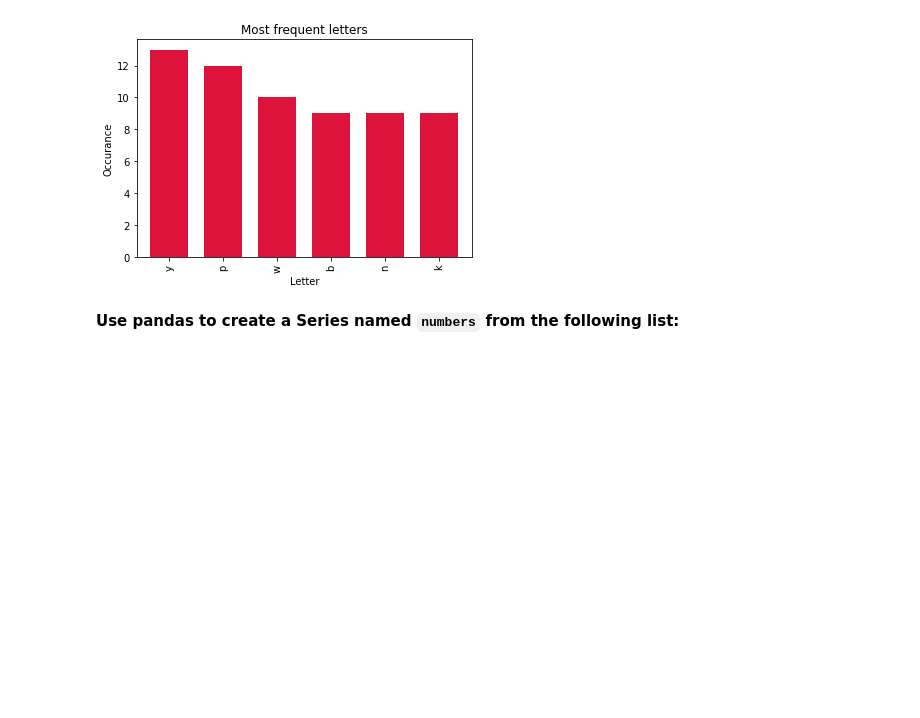
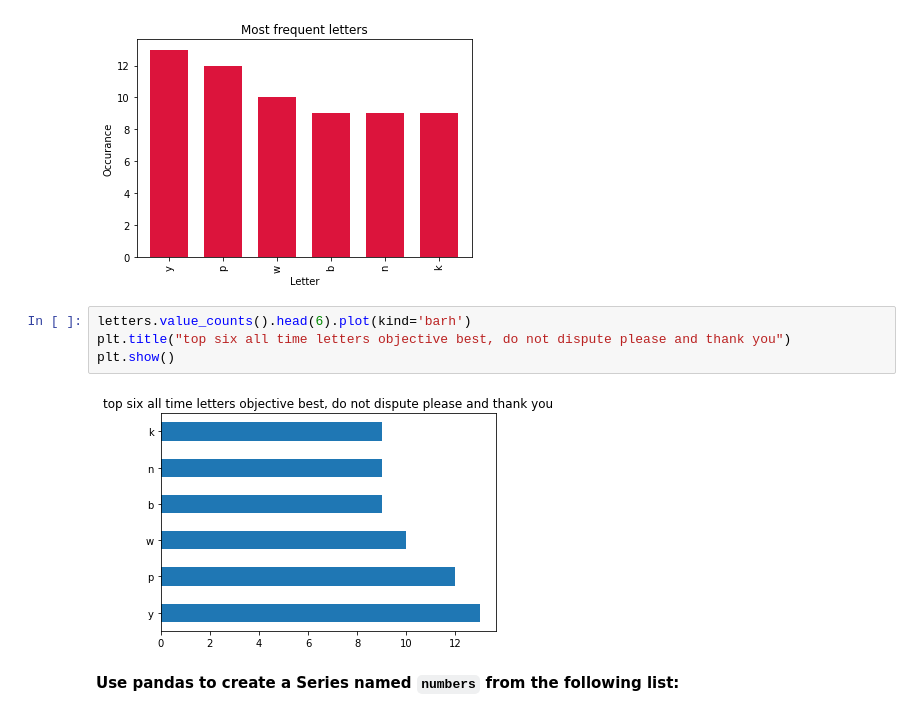
Before and after one commit to nadia-paz/numpy-pandas-visualization-exercises, a Jupyter notebook: pandas_series.ipynb, the cells around one changed output. Saved outputs shown, nothing was run; the diff lists cells and outputs as text; blank space fills up the shorter version.

````diff
--- a/pandas_series.ipynb
+++ b/pandas_series.ipynb
@@ -519,6 +638,12 @@ largest_series.plot.bar(title="Most frequent letters", xlabel = 'Letter', ylabel
 # %% [output]
 <AxesSubplot:title={'center':'Most frequent letters'}, xlabel='Letter', ylabel='Occurance'>
 [figure]
+# %%
+letters.value_counts().head(6).plot(kind='barh')
+plt.title("top six all time letters objective best, do not dispute please and thank you")
+plt.show()
+# %% [output]
+[figure, added]
 # %% [markdown]
 **Use pandas to create a Series named ```numbers``` from the following list:**
 # %%
````
Also changed, not shown: parts of 24 cells of this notebook.
